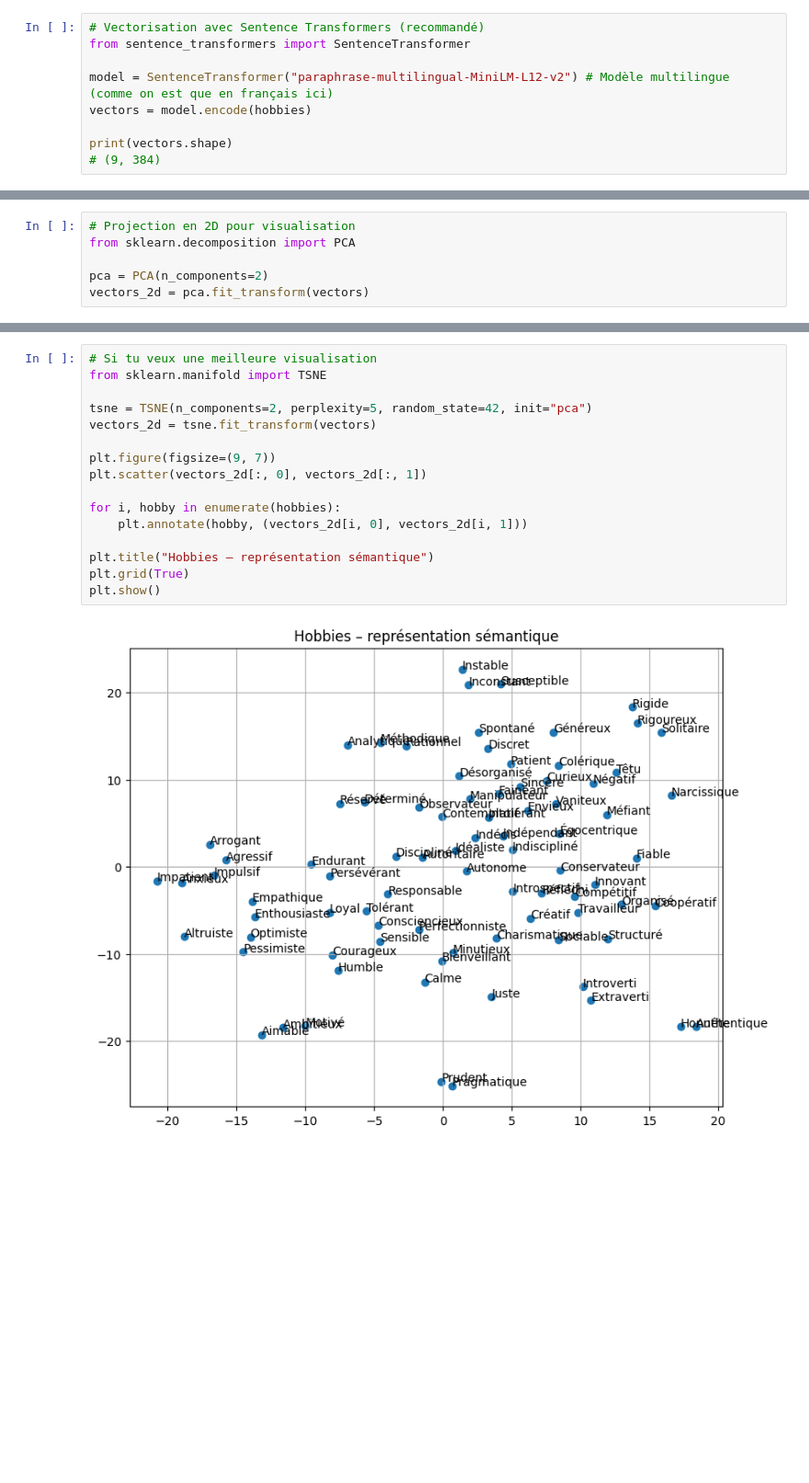
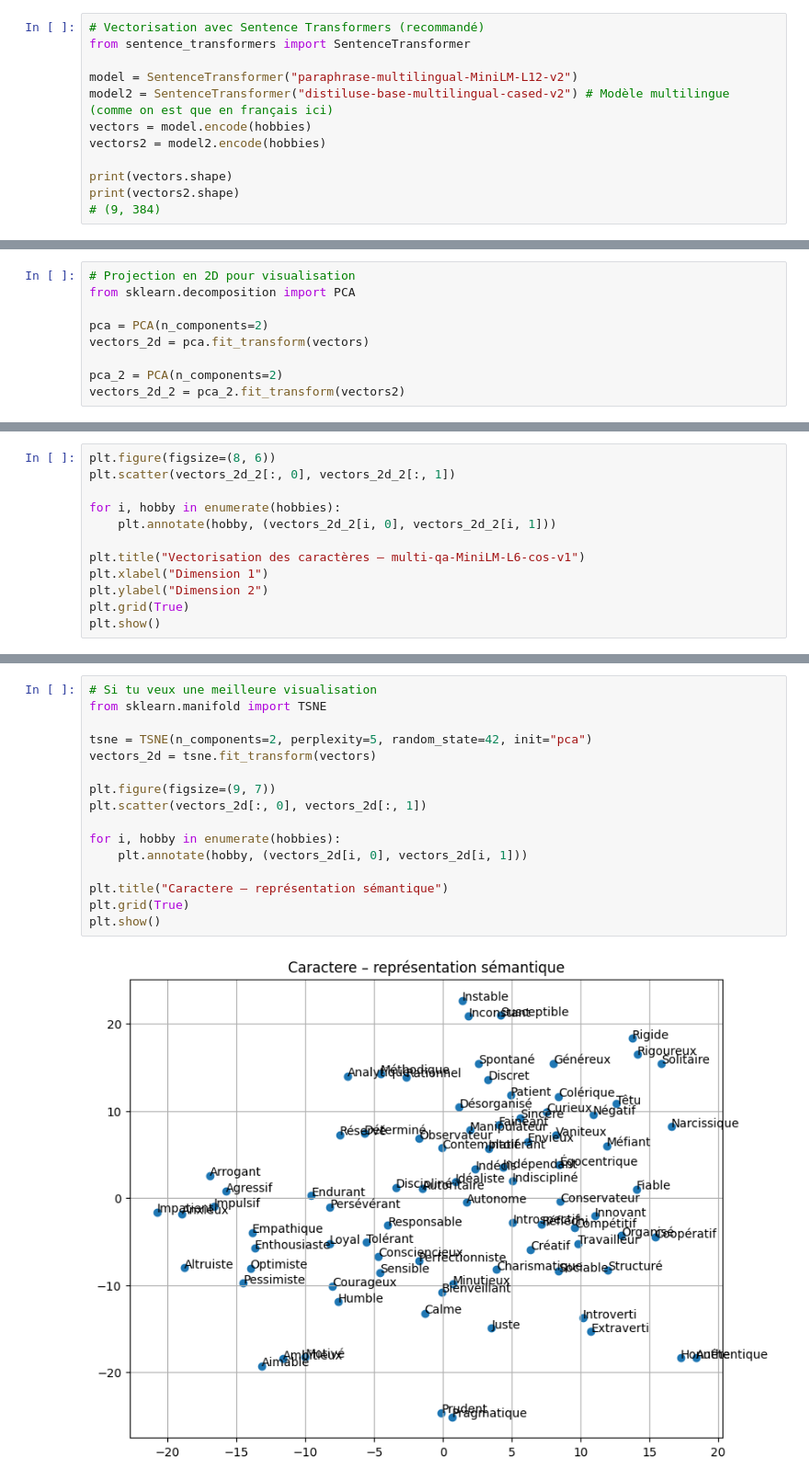
Before and after one commit to Yann-Fournier/YLove-M1, a Jupyter notebook: Vectorisation/testcaractere.ipynb, the cells around one changed output, grey strips where cells are left out. Shown at 92% size. Cells and saved outputs as stored; diff of their text form; blank space fills up the shorter version.

```diff
--- a/Vectorisation/testcaractere.ipynb
+++ b/Vectorisation/testcaractere.ipynb
@@ -124,10 +169,13 @@ hobbies = hobbies_df['Trait'].tolist()
 # Vectorisation avec Sentence Transformers (recommandé)
 from sentence_transformers import SentenceTransformer
 
-model = SentenceTransformer("paraphrase-multilingual-MiniLM-L12-v2") # Modèle multilingue (comme on est que en français ici)
+model = SentenceTransformer("paraphrase-multilingual-MiniLM-L12-v2")
+model2 = SentenceTransformer("distiluse-base-multilingual-cased-v2") # Modèle multilingue (comme on est que en français ici)
 vectors = model.encode(hobbies)
+vectors2 = model2.encode(hobbies)
 
 print(vectors.shape)
+print(vectors2.shape)
 # (9, 384)
 # %% [output]
 (84, 384)
@@ -168,6 +239,9 @@ from sklearn.decomposition import PCA
 
 pca = PCA(n_components=2)
 vectors_2d = pca.fit_transform(vectors)
+
+pca_2 = PCA(n_components=2)
+vectors_2d_2 = pca_2.fit_transform(vectors2)
 # %%
 # Visualisation dans un plan
 import matplotlib.pyplot as plt
@@ -187,0 +264,12 @@ plt.show()
+# %%
+plt.figure(figsize=(8, 6))
+plt.scatter(vectors_2d_2[:, 0], vectors_2d_2[:, 1])
+
+for i, hobby in enumerate(hobbies):
+    plt.annotate(hobby, (vectors_2d_2[i, 0], vectors_2d_2[i, 1]))
+
+plt.title("Vectorisation des caractères – multi-qa-MiniLM-L6-cos-v1")
+plt.xlabel("Dimension 1")
+plt.ylabel("Dimension 2")
+plt.grid(True)
+plt.show()
@@ -188,18 +302,18 @@ plt.show()
 # %%
 # Si tu veux une meilleure visualisation
 from sklearn.manifold import TSNE
 
 tsne = TSNE(n_components=2, perplexity=5, random_state=42, init="pca")
 vectors_2d = tsne.fit_transform(vectors)
 
 plt.figure(figsize=(9, 7))
 plt.scatter(vectors_2d[:, 0], vectors_2d[:, 1])
 
 for i, hobby in enumerate(hobbies):
     plt.annotate(hobby, (vectors_2d[i, 0], vectors_2d[i, 1]))
 
-plt.title("Hobbies – représentation sémantique")
+plt.title("Caractere – représentation sémantique")
 plt.grid(True)
 plt.show()
 # %% [output]
-[figure, old version]
+[figure, new version]
```
Also changed, not shown: parts of 22 cells of this notebook, 5 other files.
